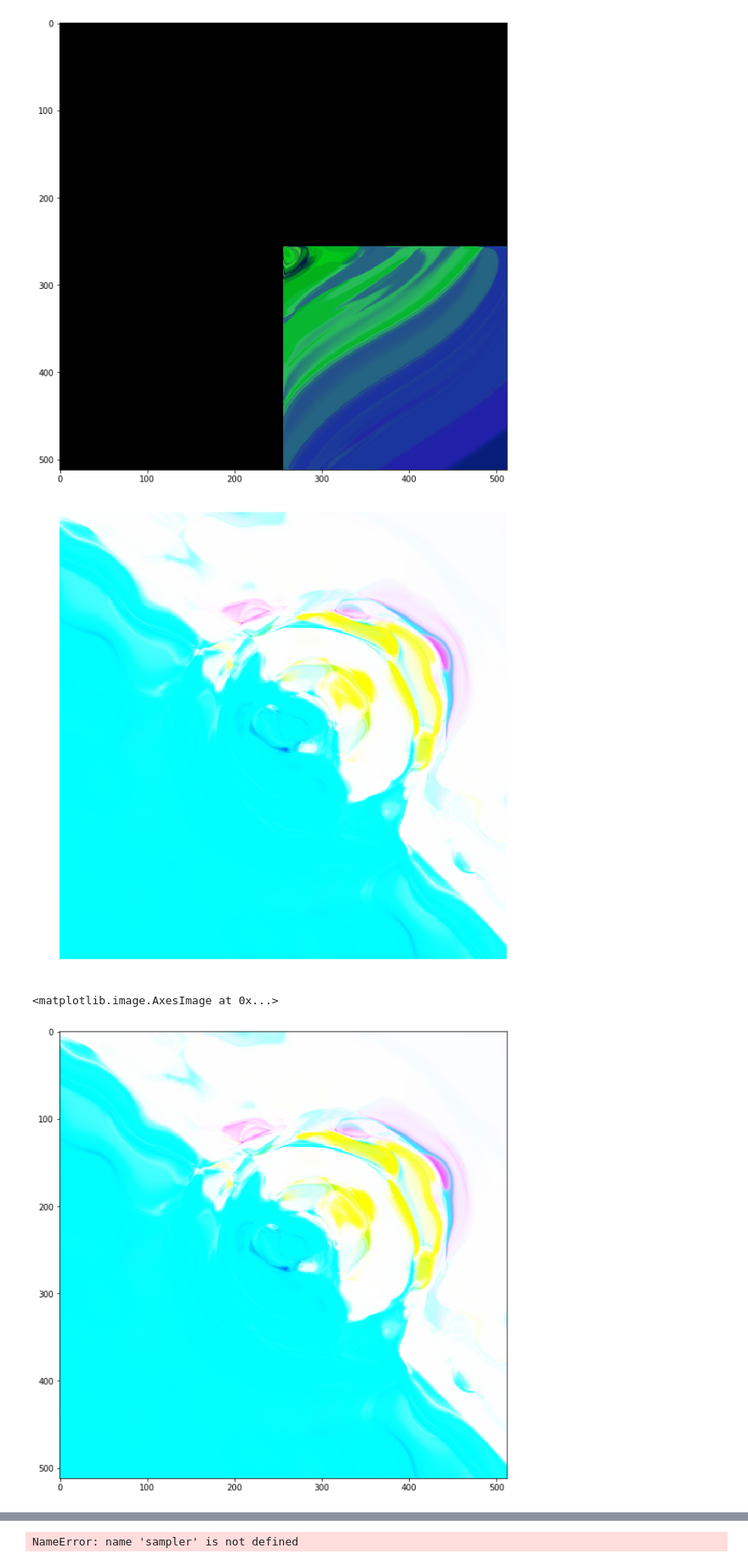
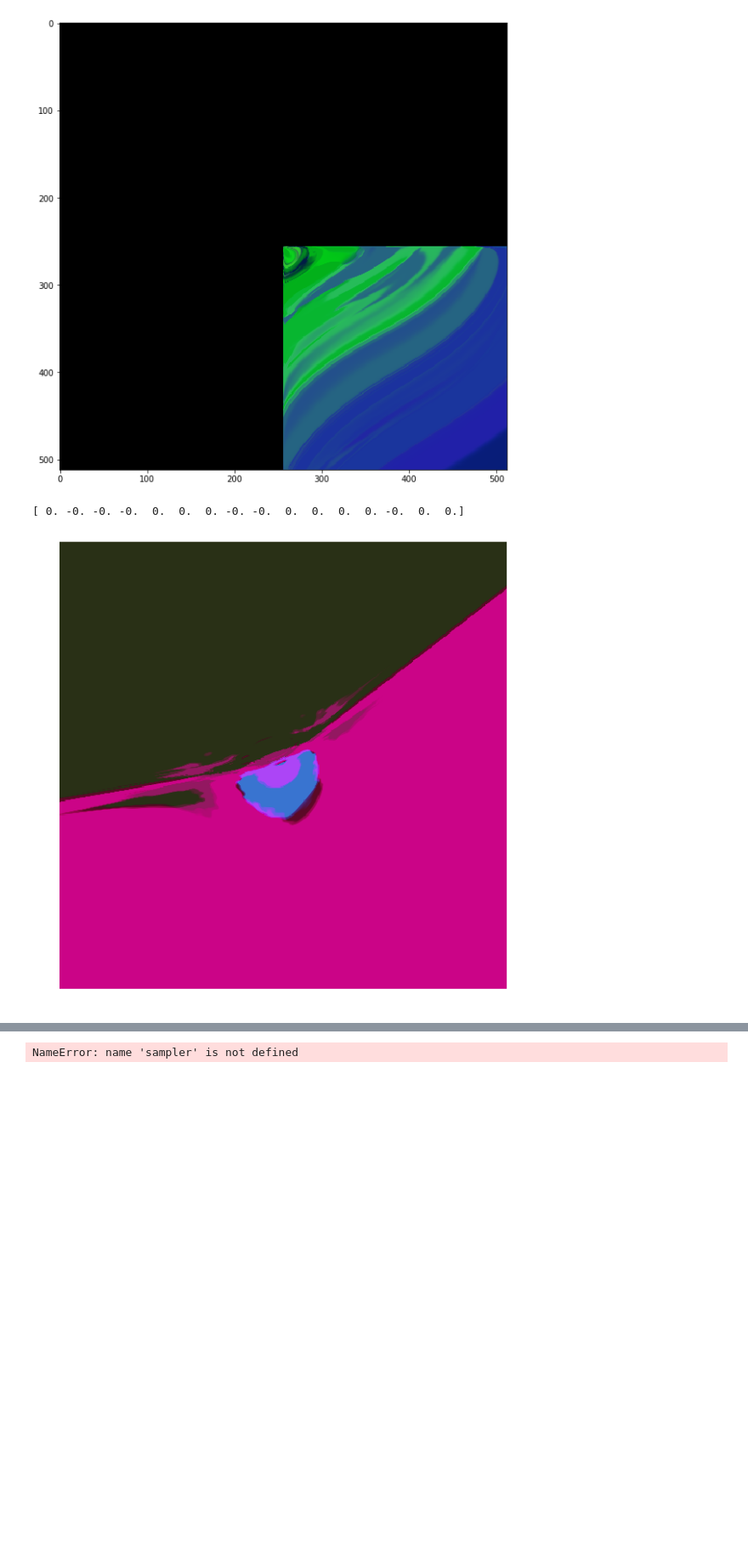
Before and after one commit to heysoos/cppn-tensorflow, a Jupyter notebook: cppn.ipynb, the cells around one changed output, grey strips where cells are left out. Shown at 85% size. Saved outputs shown, nothing was run; the diff lists cells and outputs as text; code cells hidden in the pictures; blank space fills up the shorter version.

```diff
--- a/cppn.ipynb
+++ b/cppn.ipynb
@@ -122,32 +119,31 @@ Use `tf.variables_initializer` instead.
 [figure]
 # %%
 # sampler.reinit()
-# z2 = sampler.generate_z()[0]
-# img = None
+z2 = sampler.generate_z()[0]
+img = None
+
+z_scale = 0
+z_factor = np.random.normal(size=16) * z_scale
+
+sortidx = np.argsort(np.abs(z_factor))
+sortidy = np.argsort(np.abs(z2[0]))
+
+z_factor = z_factor[sortidx]
+z2 = z2[sortidy]
+
+
+zz = z2 * z_factor
+print(zz)
 #
-# z_scale = 10
-# z_factor = np.random.normal(size=16) * z_scale
-#
-# sortidx = np.argsort(np.abs(z_factor))
-# sortidy = np.argsort(np.abs(z2[0]))
-#
-# z_factor = z_factor[sortidx]
-# z2 = z2[sortidy]
-#
-#
-# zz = z2 * z_factor
-# print(zz)
-# #
-f_params = [15, 0.1, 0, 0, 0]
+f_params = [15, 0, 0, 0, 0]
 
-img_data = sampler.generate(zz, x_dim = 512, y_dim = 512, scale = 1.3,
+img_data = sampler.generate(zz, x_dim = 512, y_dim = 512, scale = 3,
                             f_params=f_params, img=img)
 sampler.show_image(img_data)
-plt.imshow(img_data)
+# plt.imshow(img_data)
 # %% [output]
+[ 0. -0. -0. -0.  0.  0.  0. -0. -0.  0.  0.  0.  0. -0.  0.  0.]
-[figure, old version]
+[figure, new version]
-<matplotlib.image.AxesImage at 0x...>
-[figure, removed]
 # %%
 # z2 = [0, 0, 0.1, 0.1, 0, 0, 0, 0]
 z3 = sampler.generate_z()
```
Also changed, not shown: parts of 10 cells of this notebook, 3 other files.
